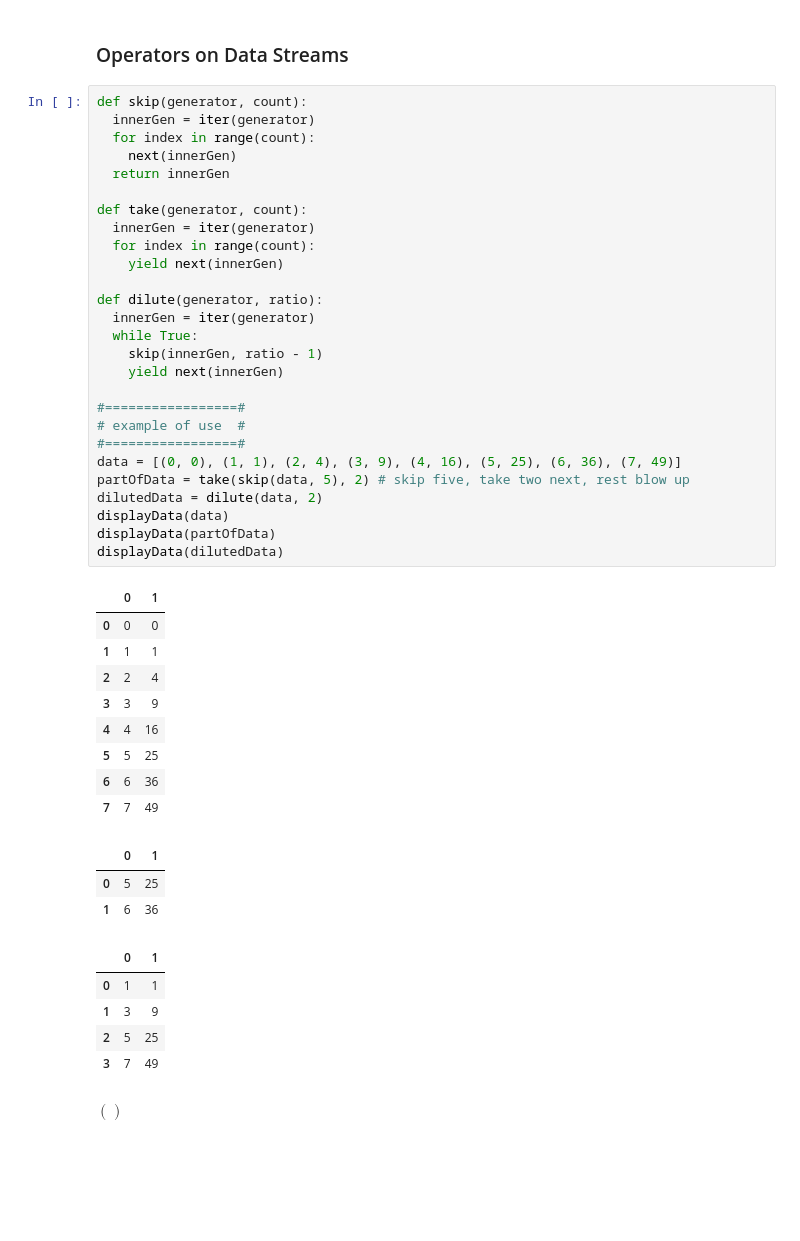
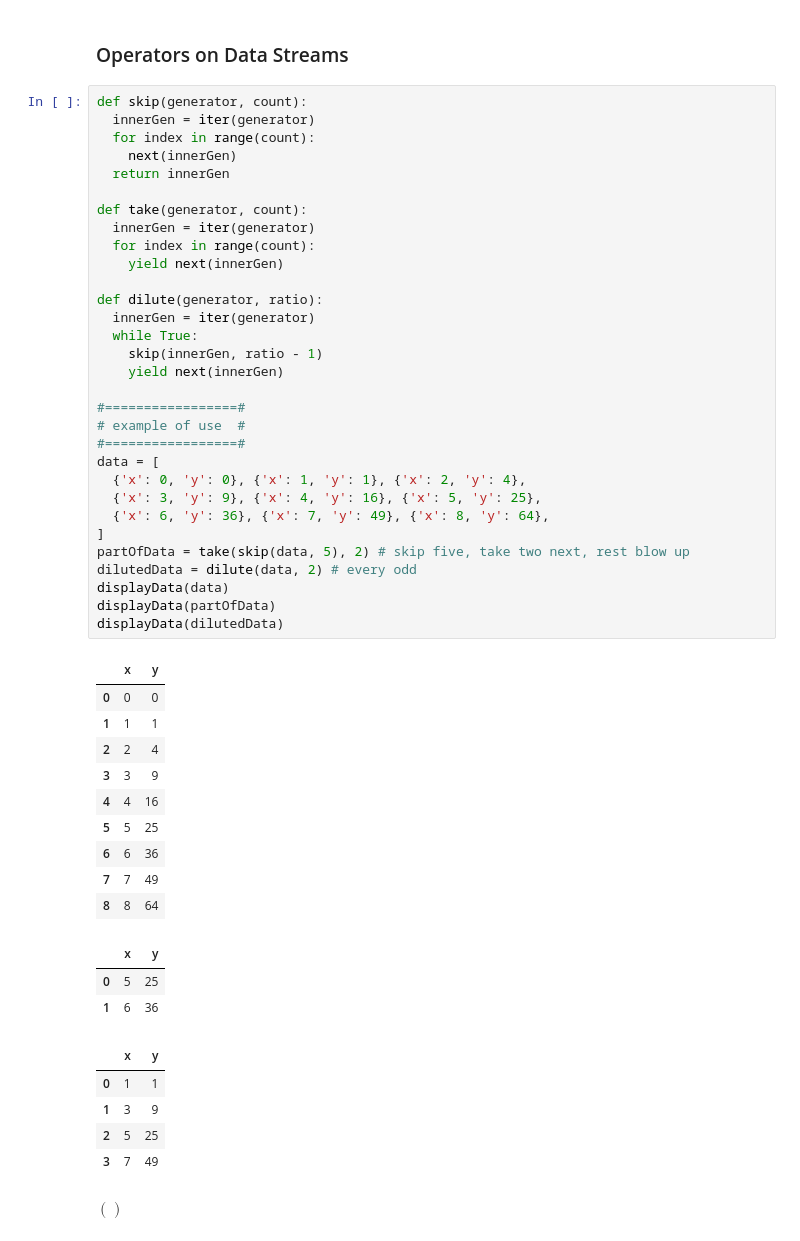
Before and after one commit to hrbolek/learning, a Jupyter notebook: operanalyst/simulation.ipynb, the cells around one changed output. Saved outputs shown, nothing was run; the diff lists cells and outputs as text; blank space fills up the shorter version.

```diff
--- a/operanalyst/simulation.ipynb
+++ b/operanalyst/simulation.ipynb
@@ -52,32 +58,36 @@ displayData(data)
 # %%
 def skip(generator, count):
   innerGen = iter(generator)
   for index in range(count):
     next(innerGen)
   return innerGen
 
 def take(generator, count):
   innerGen = iter(generator)
   for index in range(count):
     yield next(innerGen)
 
 def dilute(generator, ratio):
   innerGen = iter(generator)
   while True:
     skip(innerGen, ratio - 1)
     yield next(innerGen)
 
 #=================#
 # example of use  #
 #=================#
-data = [(0, 0), (1, 1), (2, 4), (3, 9), (4, 16), (5, 25), (6, 36), (7, 49)]
+data = [
+  {'x': 0, 'y': 0}, {'x': 1, 'y': 1}, {'x': 2, 'y': 4},
+  {'x': 3, 'y': 9}, {'x': 4, 'y': 16}, {'x': 5, 'y': 25},
+  {'x': 6, 'y': 36}, {'x': 7, 'y': 49}, {'x': 8, 'y': 64},
+]
 partOfData = take(skip(data, 5), 2) # skip five, take two next, rest blow up
-dilutedData = dilute(data, 2)
+dilutedData = dilute(data, 2) # every odd
 displayData(data)
 displayData(partOfData)
 displayData(dilutedData)
 # %% [output]
-|  | 0 | 1 |
+|  | x | y |
 | 0 | 0 | 0 |
 | 1 | 1 | 1 |
 | 2 | 2 | 4 |
@@ -86,10 +96,11 @@ displayData(dilutedData)
 | 5 | 5 | 25 |
 | 6 | 6 | 36 |
 | 7 | 7 | 49 |
+| 8 | 8 | 64 |
-|  | 0 | 1 |
+|  | x | y |
 | 0 | 5 | 25 |
 | 1 | 6 | 36 |
-|  | 0 | 1 |
+|  | x | y |
 | 0 | 1 | 1 |
 | 1 | 3 | 9 |
 | 2 | 5 | 25 |
```
Also changed, not shown: parts of 8 cells of this notebook.
